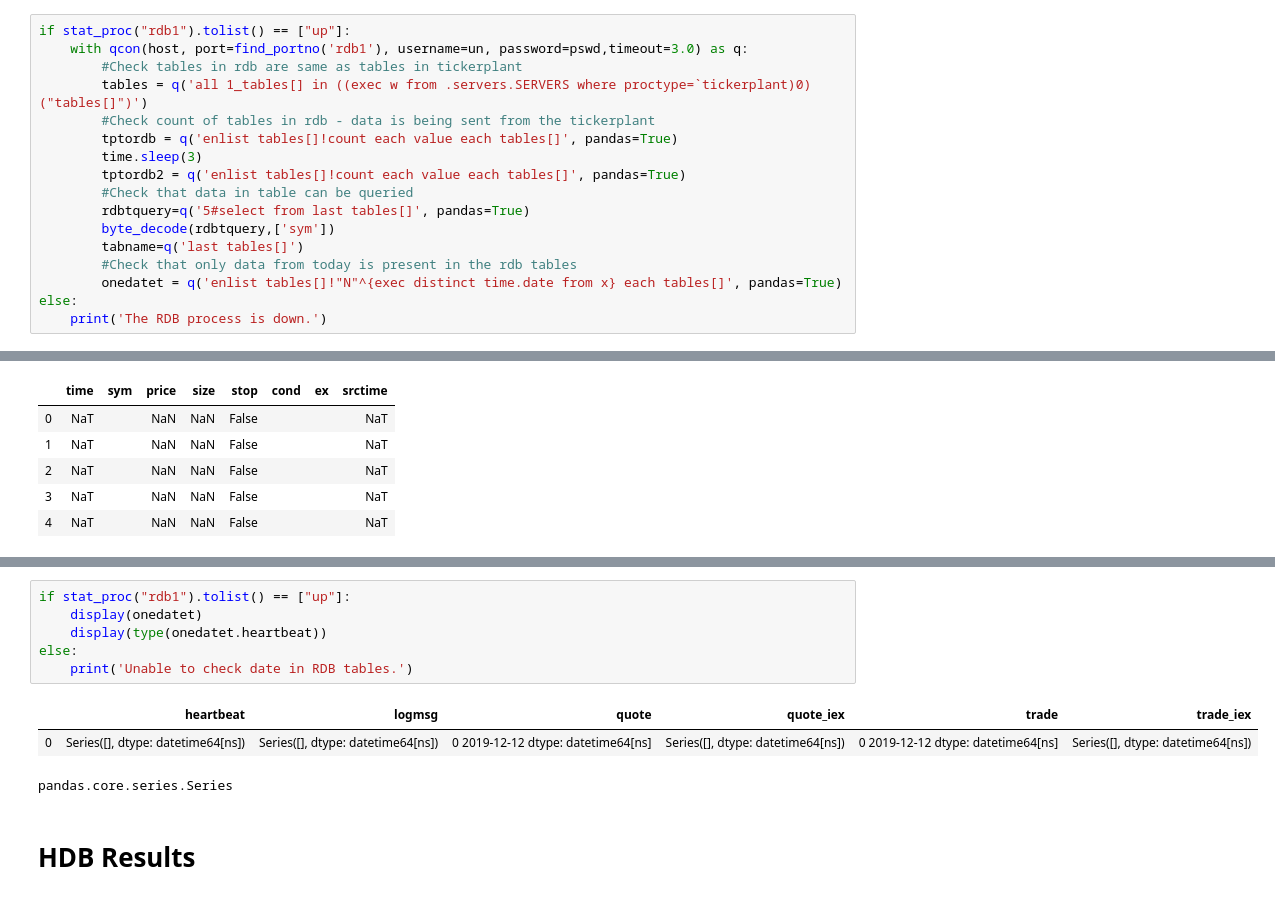
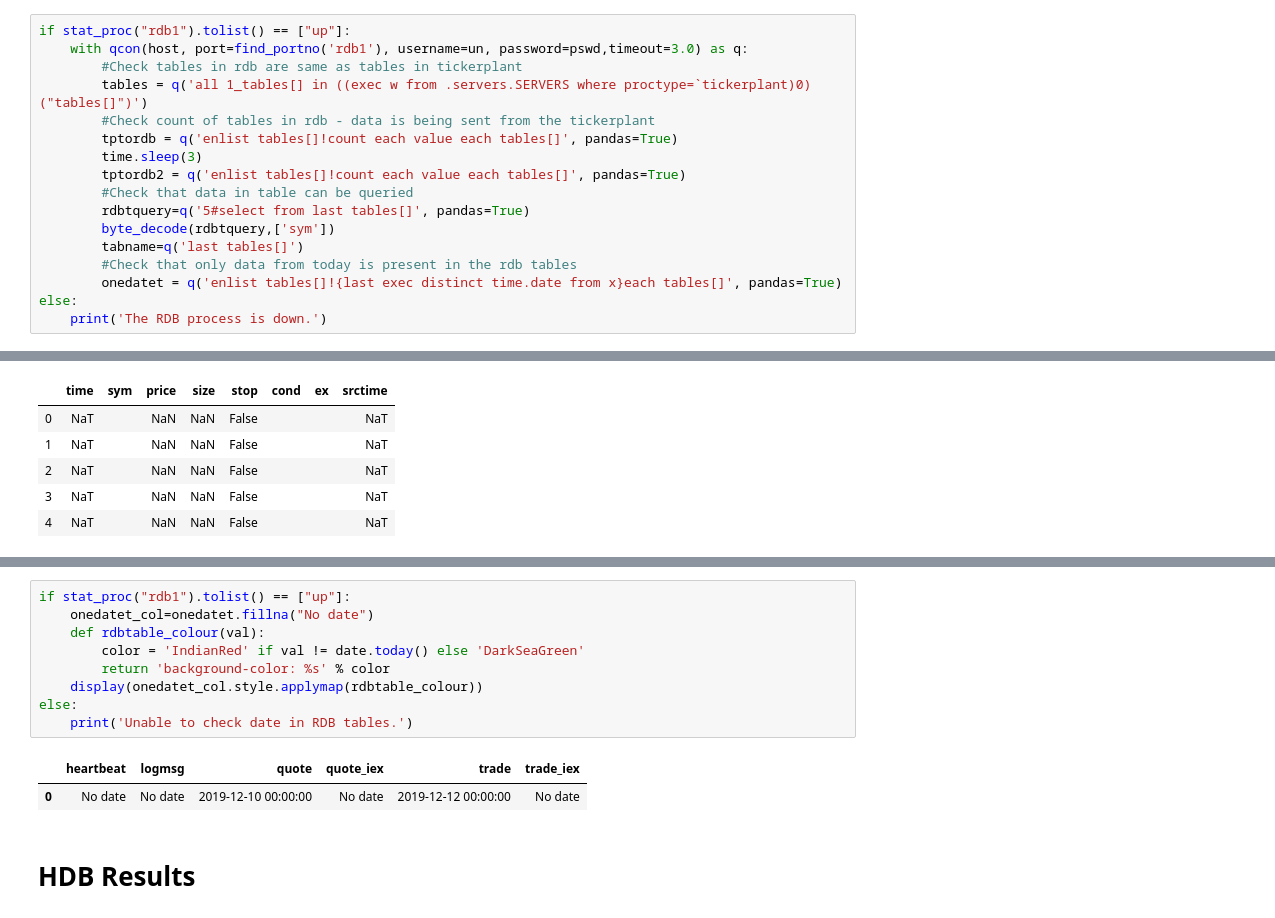
Before and after one commit to PeterSmiley/TorQ, a Jupyter notebook: jupyternb/jnbchecks.ipynb, the cells around one changed output, grey strips where cells are left out. Cells and saved outputs as stored; diff of their text form.

Commit message:
Edited RDB date check with colour

```diff
--- a/jupyternb/jnbchecks.ipynb
+++ b/jupyternb/jnbchecks.ipynb
@@ -254,7 +254,7 @@ if stat_proc("rdb1").tolist() == ["up"]:
         byte_decode(rdbtquery,['sym'])
         tabname=q('last tables[]')
         #Check that only data from today is present in the rdb tables
-        onedatet = q('enlist tables[]!"N"^{exec distinct time.date from x} each tables[]', pandas=True)
+        onedatet = q('enlist tables[]!{last exec distinct time.date from x}each tables[]', pandas=True)
 else:
     print('The RDB process is down.')
 # %% [markdown]
@@ -314,13 +316,15 @@ Check to see what date is in RDB tables
 # %%
 if stat_proc("rdb1").tolist() == ["up"]:
-    display(onedatet)
-    display(type(onedatet.heartbeat))
+    onedatet_col=onedatet.fillna("No date")
+    def rdbtable_colour(val):
+        color = 'IndianRed' if val != date.today() else 'DarkSeaGreen'
+        return 'background-color: %s' % color
+    display(onedatet_col.style.applymap(rdbtable_colour))
 else:
     print('Unable to check date in RDB tables.')
 # %% [output]
 |  | heartbeat | logmsg | quote | quote_iex | trade | trade_iex |
-| 0 | Series([], dtype: datetime64[ns]) | Series([], dtype: datetime64[ns]) | 0 2019-12-12 dtype: datetime64[ns] | Series([], dtype: datetime64[ns]) | 0 2019-12-12 dtype: datetime64[ns] | Series([], dtype: datetime64[ns]) |
+| 0 | No date | No date | 2019-12-10 00:00:00 | No date | 2019-12-12 00:00:00 | No date |
-pandas.core.series.Series
 # %% [markdown]
 # HDB Results
 # %%
```
Also changed, not shown: parts of 3 cells of this notebook.
